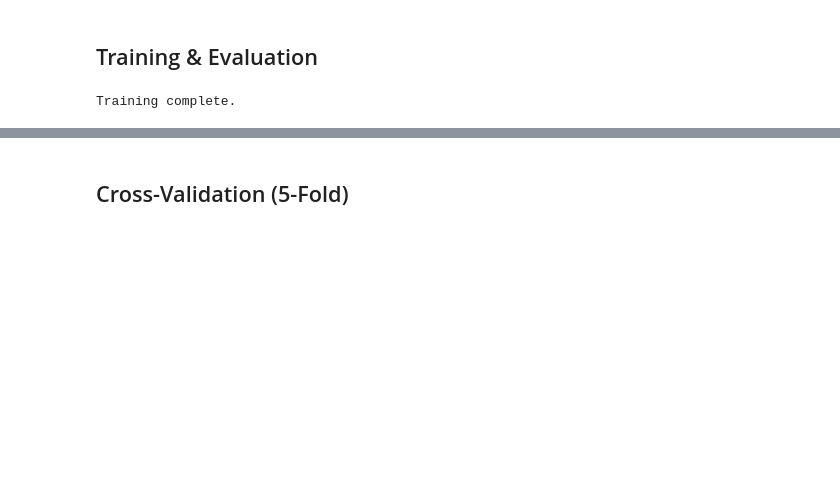
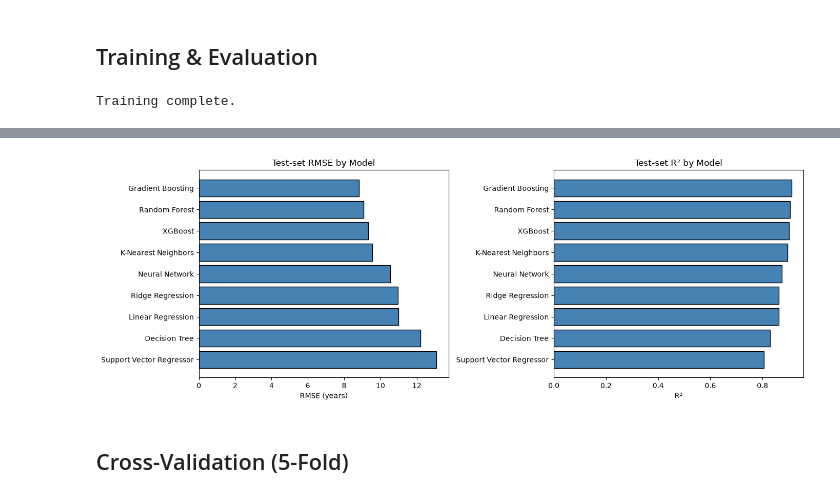
Before and after one commit to Anindo21/ames-housing-analysis, a Jupyter notebook: notebooks/regression.ipynb, the cells around one changed output, grey strips where cells are left out. Saved outputs shown, nothing was run; the diff lists cells and outputs as text; code cells hidden in the pictures; blank space fills up the shorter version.

```diff
--- a/notebooks/regression.ipynb
+++ b/notebooks/regression.ipynb
@@ -138,3 +154,19 @@ pd.concat([eval_matrix_df, pd.DataFrame([best_row])], ignore_index=True)
+# %%
+plot_order = eval_matrix_df.sort_values('RMSE', ascending=False)
+
+fig, axes = plt.subplots(1, 2, figsize=(14, 5))
+axes[0].barh(plot_order['Model'], plot_order['RMSE'], color='steelblue', edgecolor='black')
+axes[0].set_xlabel('RMSE (years)')
+axes[0].set_title('Test-set RMSE by Model')
+
+axes[1].barh(plot_order['Model'], plot_order['R2'], color='steelblue', edgecolor='black')
+axes[1].set_xlabel('R\u00b2')
+axes[1].set_title('Test-set R\u00b2 by Model')
+
+plt.tight_layout()
+plt.show()
+# %% [output]
+[figure, added]
 # %% [markdown]
 ## Cross-Validation (5-Fold)
 # %%
```
Also changed, not shown: parts of 23 cells of this notebook, 12 other files.
